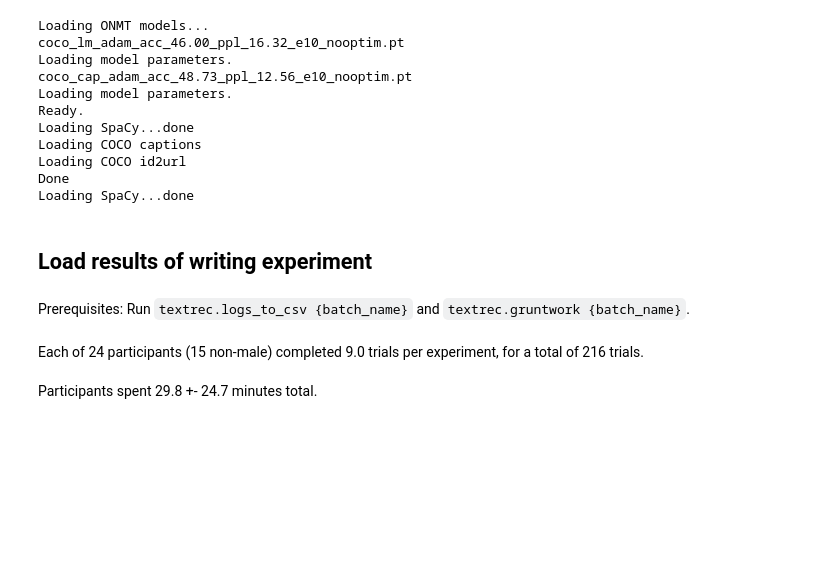
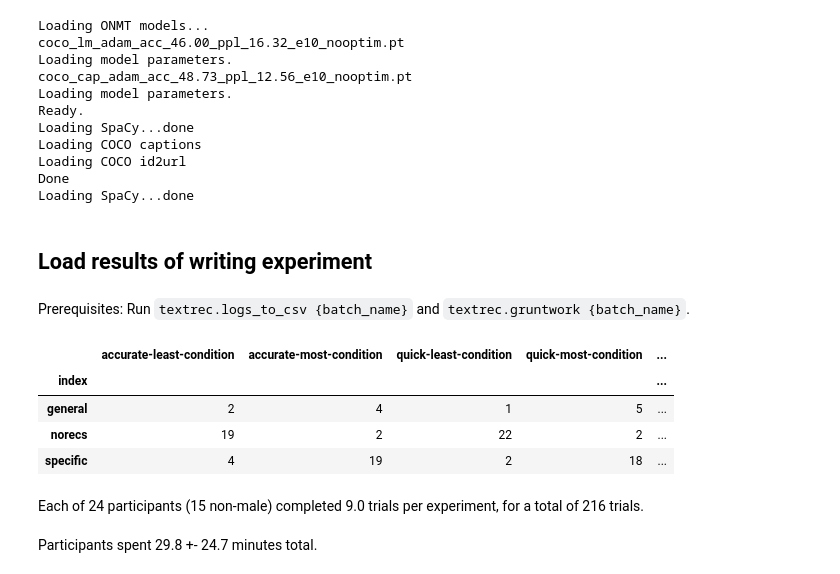
Before and after one commit to kcarnold/textrec, a Jupyter notebook: notebooks/Analysis.ipynb, the cells around one changed output. Saved outputs shown, nothing was run; the diff lists cells and outputs as text; code cells hidden in the pictures; blank space fills up the shorter version.

```diff
--- a/notebooks/Analysis.ipynb
+++ b/notebooks/Analysis.ipynb
@@ -43,9 +43,19 @@ Loading SpaCy...done
 # %% [markdown]
 Prerequisites: Run `textrec.logs_to_csv {batch_name}` and `textrec.gruntwork {batch_name}`.
 # %%
-experiment_level_data = pd.read_csv(paths.analyzed / 'experiment_2018-05-02.csv')
-block_level_data = pd.read_csv(paths.analyzed / 'block_2018-05-02.csv')
-trial_level_data = pd.read_csv(paths.analyzed / 'trial_withmanual_2018-05-02.csv')
+batch = '2018-05-02'
+experiment_level_data = pd.read_csv(paths.analyzed / f'experiment_{batch}.csv')
+block_level_data = pd.read_csv(paths.analyzed / f'block_{batch}.csv')
+trial_level_data = pd.read_csv(paths.analyzed / f'trial_withmanual_{batch}.csv')
+helpful_ranks_by_condition = pd.read_csv(paths.analyzed / f'helpful_ranks_by_condition_{batch}.csv')
+# %%
+helpful_ranks_by_condition.set_index('index')
+# %% [output]
+|  | accurate-least-condition | accurate-most-condition | quick-least-condition | quick-most-condition | ... |
+| index |  |  |  |  | ... |
+| general | 2 | 4 | 1 | 5 | ... |
+| norecs | 19 | 2 | 22 | 2 | ... |
+| specific | 4 | 19 | 2 | 18 | ... |
 # %%
 HTML("Each of {num_participants} participants ({non_male} non-male) completed {num_trials_per} trials per experiment, for a total of {n_trials} trials.".format(
     num_participants=len(set(trial_level_data.participant)),
```
Also changed, not shown: 2 other files.
